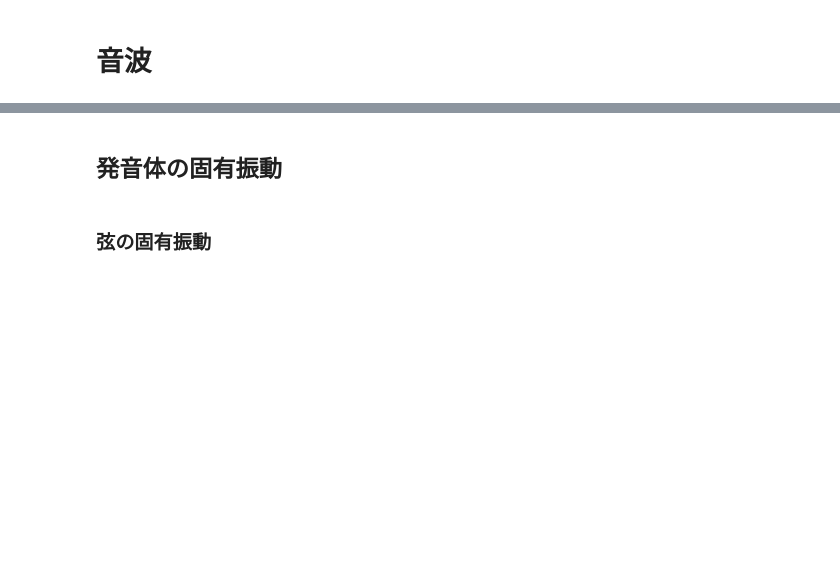
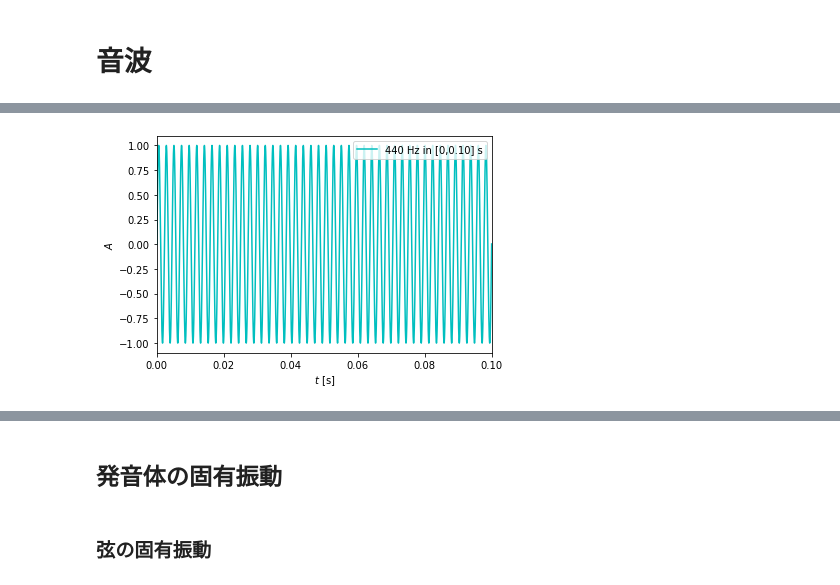
Before and after one commit to miokobayashii/AppliedPhysics1, a Jupyter notebook: 2ndTERM/2471_発音体の固有振動_応用物理1.ipynb, the cells around one changed output, grey strips where cells are left out. Drawn from its saved outputs; the diff is of its cells as text; code cells hidden in the pictures; blank space fills up the shorter version.

Commit message:
add sound review

```diff
--- a/2ndTERM/2471_発音体の固有振動_応用物理1.ipynb
+++ b/2ndTERM/2471_発音体の固有振動_応用物理1.ipynb
@@ -4,0 +15,29 @@
+# %%
+#@title A=440Hz: y-t グラフ
+% matplotlib inline
+import matplotlib.pyplot as plt
+#https://colab.research.google.com/drive/1--xY78_ZTFwpI7F2ZfaeyFKiAOG2nkwd
+# Needed imports
+import numpy as np
+from IPython.display import Audio
+from scipy.io import wavfile
+
+# Generate a sound
+import numpy as np
+framerate = 44100
+T = 2
+
+f_A = 440
+# f_2A = 2*f_A
+
+t0 = np.linspace(0, T, framerate*T)
+data0 = np.sin(2*np.pi*f_A*t0)
+
+plt.plot(t0, data0, '-c', label='440 Hz in [0,0.10] s')
+plt.legend(loc='upper right')
+plt.xlim(0, 1.0/10)
+plt.xlabel("$t$ [s]")
+plt.ylabel("$A$ ")
+plt.show()
+# %% [output]
+[figure, added]
```
Also changed, not shown: parts of 3 cells of this notebook.
